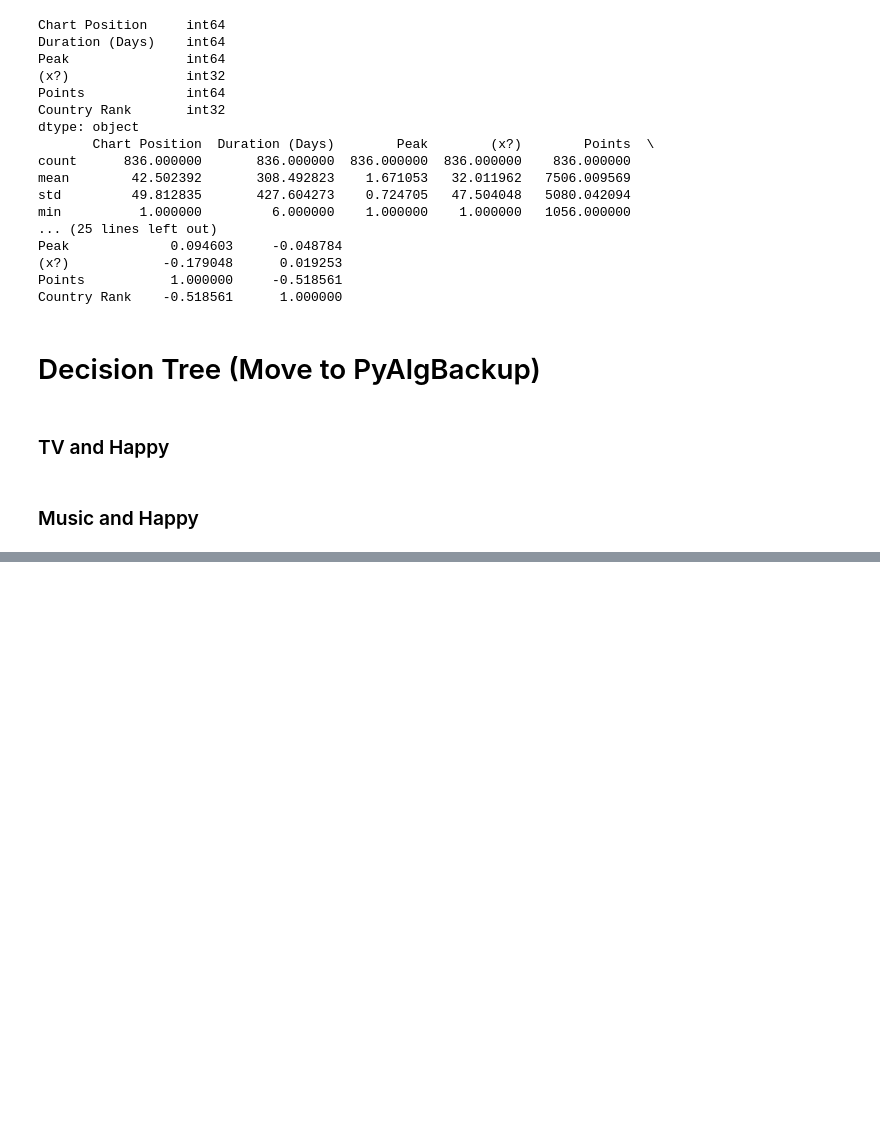
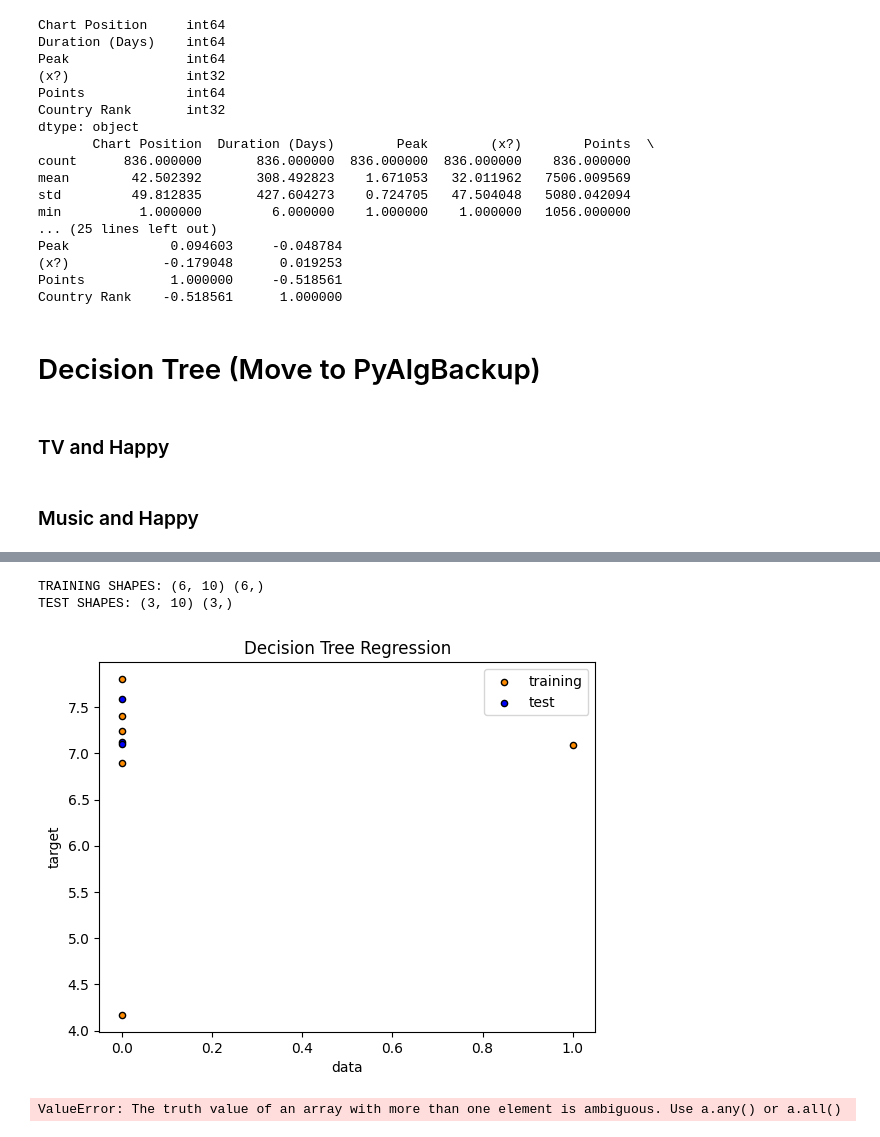
Before and after one commit to anly501/dsan-5000-project-aou27, a Jupyter notebook: websitebackupcode/PyCode.ipynb, the cells around one changed output, grey strips where cells are left out. Cells and saved outputs as stored; diff of their text form; code cells hidden in the pictures; blank space fills up the shorter version.

```diff
--- a/websitebackupcode/PyCode.ipynb
+++ b/websitebackupcode/PyCode.ipynb
@@ -341,0 +346,10 @@ Error:
+# %%
+#print(happymusicdf["CountryHappy"].unique())
+#print(happymusicdf["Country"].unique())
+
+# DROP
+happysongsdf = happymusicdf[happymusicdf["CountryHappy"] == happymusicdf["Country"]]
+print(happysongsdf.shape)
+print(happysongsdf.head)
+
+#happysongsdf.to_csv("../websitedata/happyCountryMatch.csv")
@@ -341,0 +374,4 @@ Error:
+# %%
+happysongsdf = happysongsdf.drop(columns={"Country"})
+happysongsdf = happysongsdf.rename(columns={"CountryHappy": "Country"})
+print(happysongsdf)
@@ -342,11 +396,12 @@ Error:
 # %%
 # use count vectorizer to retrieve word encodings
-count_vectorizer = CountVectorizer(min_df = 2)
+count_vectorizer = CountVectorizer(min_df = 0.0)
 
-corpus = tweets_df['text'].to_list()
-y = tweets_df['sentiment_label']
+corpus = happysongsdf["Country"].to_list()
+y = happysongsdf["Score"]
 
 Xs = count_vectorizer.fit_transform(corpus)
 X = np.array(Xs.todense())
 
+print(X)
 print(X.shape)
@@ -352,0 +419,40 @@ print(X.shape)
+# %%
+from sklearn.model_selection import train_test_split
+x_train, x_test, y_train, y_test = train_test_split(X, y, test_size=0.3, random_state=0)
+
+print("TRAINING SHAPES:",x_train.shape,y_train.shape)
+print("TEST SHAPES:",x_test.shape,y_test.shape)
+# %% [output]
+TRAINING SHAPES: (6, 10) (6,)
+TEST SHAPES: (3, 10) (3,)
+# %%
+# # Plot the initial data
+plt.figure()
+plt.scatter(x_train[:,0], y_train, s=20, edgecolor="black", c="darkorange", label="training")
+plt.scatter(x_test[:,0], y_test, s=20, edgecolor="black", c="b", label="test")
+plt.xlabel("data")
+plt.ylabel("target")
+plt.title("Decision Tree Regression")
+plt.legend()
+plt.show()
+
+#dont need to plot, do t-SNE for vars parity plot with y_pred
+# %% [output]
+[figure, added]
+# %%
+from sklearn.tree import DecisionTreeRegressor
+
+regr_1 = DecisionTreeRegressor(max_depth=2)
+regr_2 = DecisionTreeRegressor(max_depth=4)
+regr_3 = DecisionTreeRegressor(max_depth=50)
+
+regr_1.fit(x_train, y_train)
+regr_2.fit(x_train, y_train)
+regr_3.fit(x_train, y_train)
+
+
+y_1 = regr_1.predict(sorted(x_test))
+y_2 = regr_2.predict(sorted(x_test))
+y_3 = regr_3.predict(sorted(x_test))
+# %% [output]
+ValueError: The truth value of an array with more than one element is ambiguous. Use a.any() or a.all()
```
Also changed, not shown: parts of 6 cells of this notebook, 24 other files.
